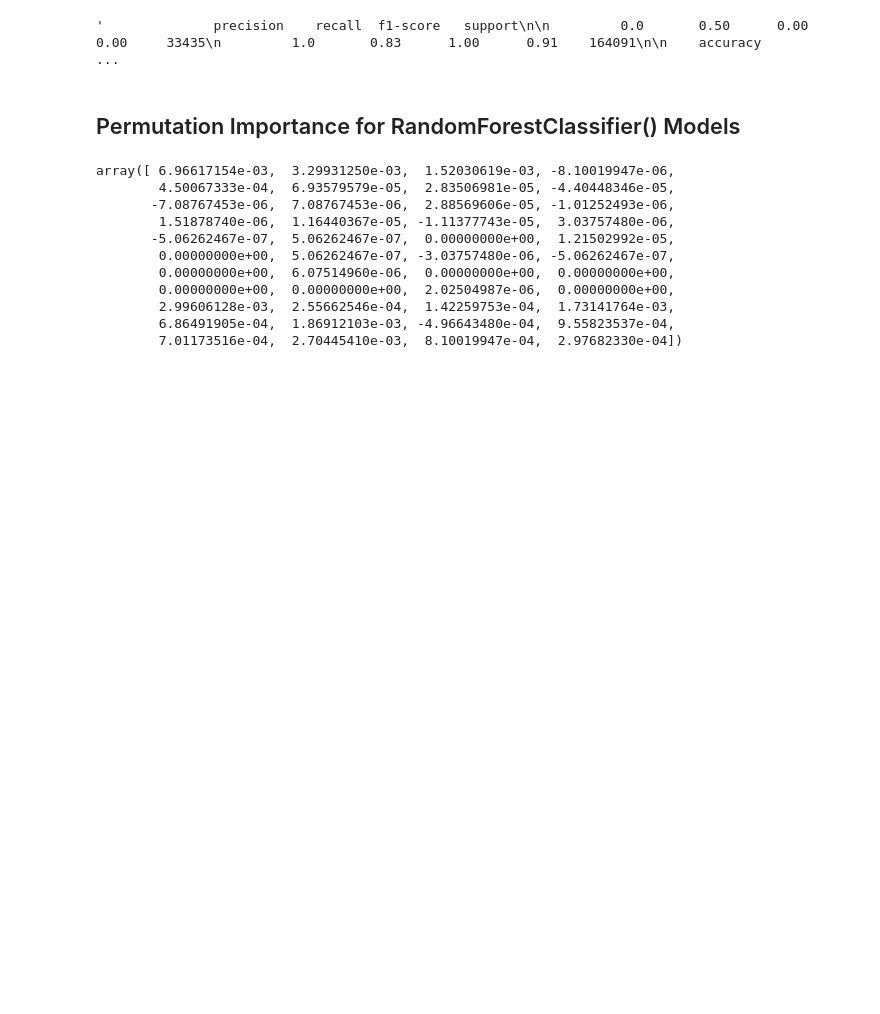
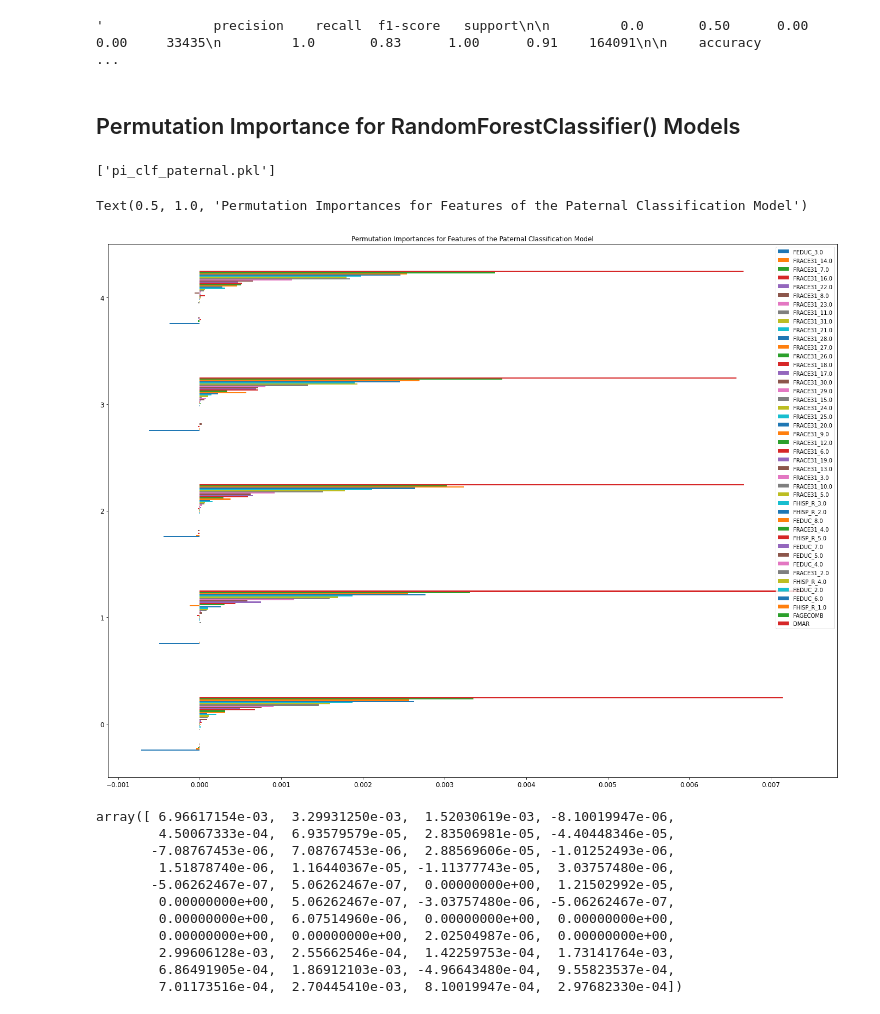
Before and after one commit to beckyeng226/CapstoneProject, a Jupyter notebook: Capstone_Project_Live_Birth_Data_Working_File_2_1_23.ipynb, the cells around one changed output. Cells and saved outputs as stored; diff of their text form; code cells hidden in the pictures; blank space fills up the shorter version.

```diff
--- a/Capstone_Project_Live_Birth_Data_Working_File_2_1_23.ipynb
+++ b/Capstone_Project_Live_Birth_Data_Working_File_2_1_23.ipynb
@@ -963,4 +978,8 @@ cr_clf_combined_bfed
 ## Permutation Importance for RandomForestClassifier() Models
 # %%
 # permutation importance for paternal RandomForestClassifier Model
-r_clf_paternal = permutation_importance(optimal_rf_clf_paternal, X_paternal_test, y_clf_test, n_repeats=10, random_state=42)
+r_clf_paternal = permutation_importance(optimal_rf_clf_paternal, X_paternal_test, y_clf_test, n_repeats=5, random_state=42)
+# %%
+joblib.dump(r_clf_paternal, 'pi_clf_paternal.pkl')
+# %% [output]
+['pi_clf_paternal.pkl']
@@ -967,3 +988,13 @@ r_clf_paternal = permutation_importance(optimal_rf_clf_paternal, X_paternal_test
+# %%
+sorted_importances_idx_clf_paternal = r_clf_paternal.importances_mean.argsort()
+# %%
+importances_clf_paternal = pd.DataFrame(r_clf_paternal.importances[sorted_importances_idx_clf_paternal].T, columns=X_paternal_test.columns[sorted_importances_idx_clf_paternal])
+# %%
+ax = importances_clf_paternal.plot.barh(figsize=(24, 18))
+ax.set_title('Permutation Importances for Features of the Paternal Classification Model')
+# %% [output]
+Text(0.5, 1.0, 'Permutation Importances for Features of the Paternal Classification Model')
+[figure, added]
 # %%
 r_clf_paternal.importances_mean
 # %% [output]
```
Also changed, not shown: parts of 31 cells of this notebook.
